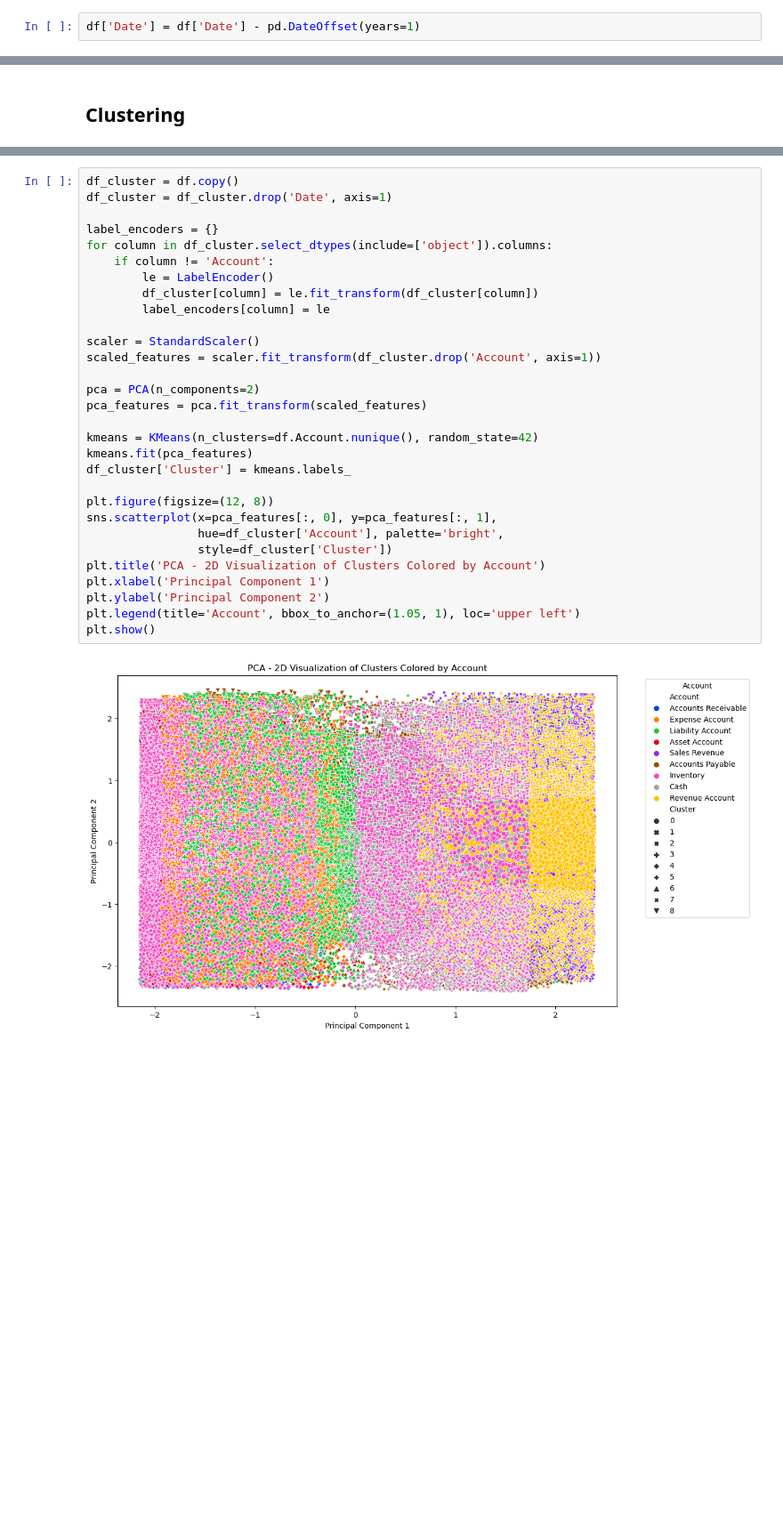
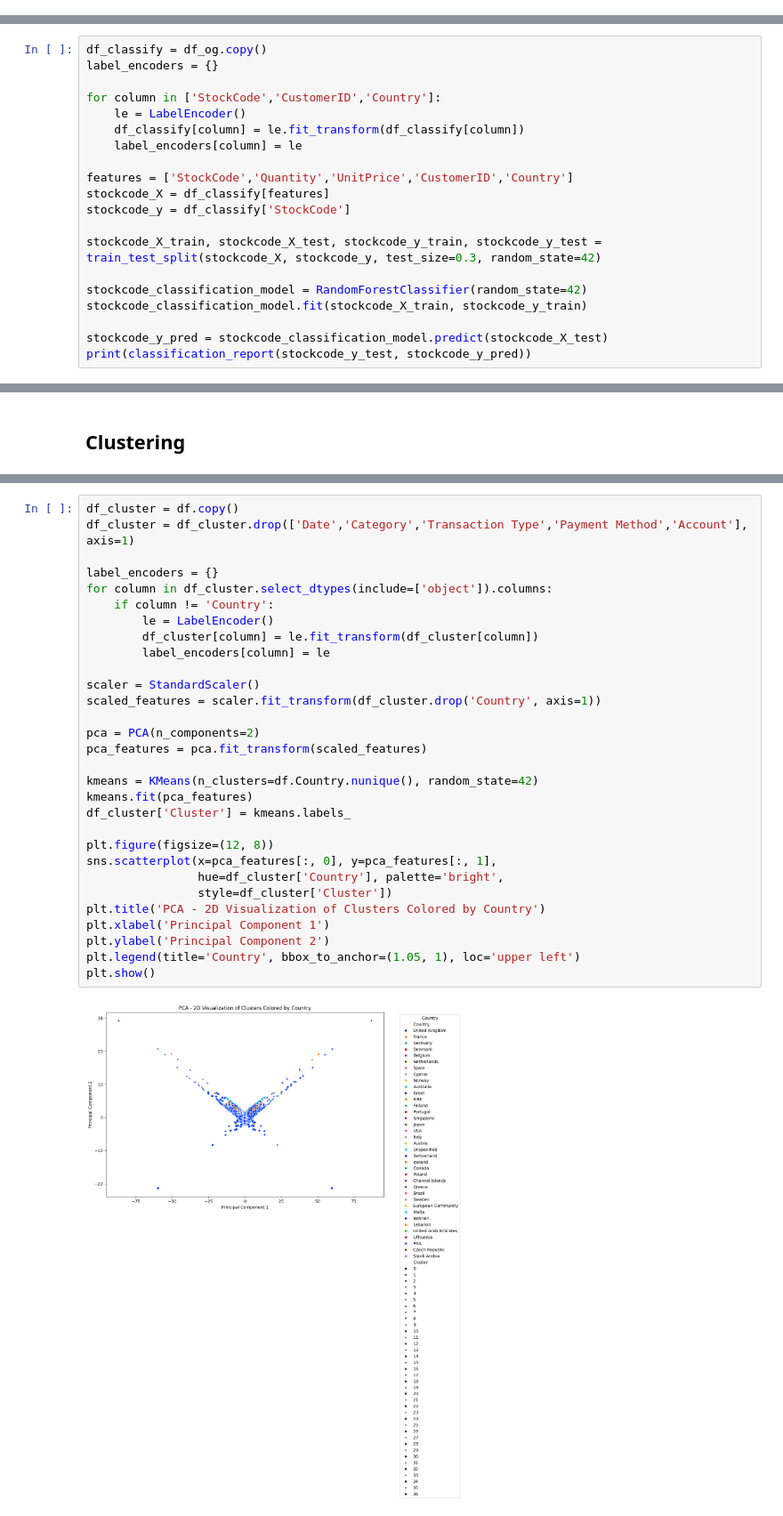
Before and after one commit to mishasinitcyn/Zero-Day-Close, a Jupyter notebook: ML/Online Retail ML.ipynb, the cells around one changed output, grey strips where cells are left out. Shown at 89% size. Cells and saved outputs as stored; diff of their text form; blank space fills up the shorter version.

Commit message:
did some more clustering

```diff
--- a/ML/Online Retail ML.ipynb
+++ b/ML/Online Retail ML.ipynb
@@ -46,4 +49,2 @@ df['Date'] = pd.to_datetime(df['Date'])
-# %%
-df['Date'] = df['Date'] - pd.DateOffset(years=1)
 # %% [markdown]
 ## Classification
@@ -91,0 +131,20 @@ classification_models.append(country_classification_model)
+# %%
+df_classify = df_og.copy()
+label_encoders = {}
+
+for column in ['StockCode','CustomerID','Country']:
+    le = LabelEncoder()
+    df_classify[column] = le.fit_transform(df_classify[column])
+    label_encoders[column] = le
+
+features = ['StockCode','Quantity','UnitPrice','CustomerID','Country']
+stockcode_X = df_classify[features]
+stockcode_y = df_classify['StockCode']
+
+stockcode_X_train, stockcode_X_test, stockcode_y_train, stockcode_y_test = train_test_split(stockcode_X, stockcode_y, test_size=0.3, random_state=42)
+
+stockcode_classification_model = RandomForestClassifier(random_state=42)
+stockcode_classification_model.fit(stockcode_X_train, stockcode_y_train)
+
+stockcode_y_pred = stockcode_classification_model.predict(stockcode_X_test)
+print(classification_report(stockcode_y_test, stockcode_y_pred))
@@ -117,32 +210,32 @@ Suspicious Transactions:
 # %%
 df_cluster = df.copy()
-df_cluster = df_cluster.drop('Date', axis=1)
+df_cluster = df_cluster.drop(['Date','Category','Transaction Type','Payment Method','Account'], axis=1)
 
 label_encoders = {}
 for column in df_cluster.select_dtypes(include=['object']).columns:
-    if column != 'Account':
+    if column != 'Country':
         le = LabelEncoder()
         df_cluster[column] = le.fit_transform(df_cluster[column])
         label_encoders[column] = le
 
 scaler = StandardScaler()
-scaled_features = scaler.fit_transform(df_cluster.drop('Account', axis=1))
+scaled_features = scaler.fit_transform(df_cluster.drop('Country', axis=1))
 
 pca = PCA(n_components=2)
 pca_features = pca.fit_transform(scaled_features)
 
-kmeans = KMeans(n_clusters=df.Account.nunique(), random_state=42)
+kmeans = KMeans(n_clusters=df.Country.nunique(), random_state=42)
 kmeans.fit(pca_features)
 df_cluster['Cluster'] = kmeans.labels_
 
 plt.figure(figsize=(12, 8))
 sns.scatterplot(x=pca_features[:, 0], y=pca_features[:, 1],
-                hue=df_cluster['Account'], palette='bright',
+                hue=df_cluster['Country'], palette='bright',
                 style=df_cluster['Cluster'])
-plt.title('PCA - 2D Visualization of Clusters Colored by Account')
+plt.title('PCA - 2D Visualization of Clusters Colored by Country')
 plt.xlabel('Principal Component 1')
 plt.ylabel('Principal Component 2')
-plt.legend(title='Account', bbox_to_anchor=(1.05, 1), loc='upper left')
+plt.legend(title='Country', bbox_to_anchor=(1.05, 1), loc='upper left')
 plt.show()
 # %% [output]
-[figure, old version]
+[figure, new version]
```
Also changed, not shown: parts of 20 cells of this notebook, 1 other file.
